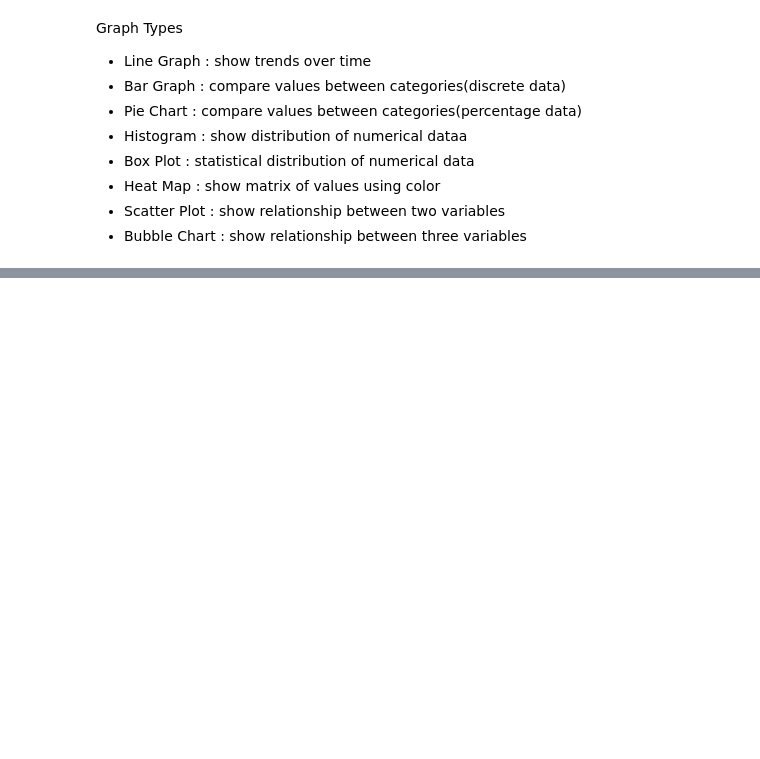
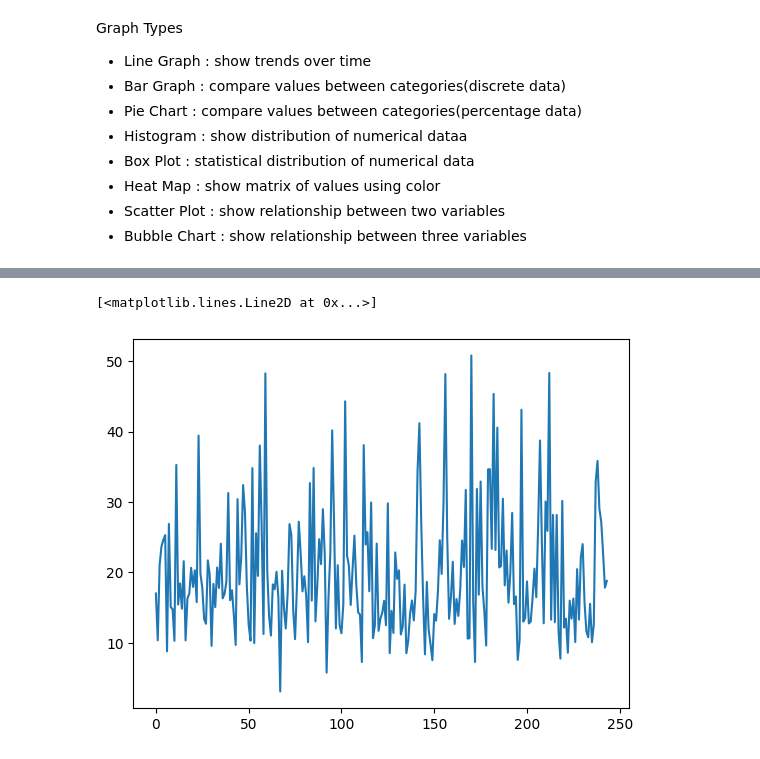
Before and after one commit to imshubh02/Data-Science, a Jupyter notebook: data analysis/visualization.ipynb, the cells around one changed output, grey strips where cells are left out. Drawn from its saved outputs; the diff is of its cells as text; code cells hidden in the pictures; blank space fills up the shorter version.

```diff
--- a/data analysis/visualization.ipynb
+++ b/data analysis/visualization.ipynb
@@ -159,3 +136,9 @@ URLError: <urlopen error [WinError 10060] A connection attempt failed because th
+# %%
+import matplotlib.pyplot as plt
+plt.plot('total_bill', data = tips)
+# %% [output]
+[<matplotlib.lines.Line2D at 0x...>]
+[figure, added]
 # %%
 fig, ax = plt.subplots(figsize=(12,4))
 ax.plot('total_bill', data= tips, color = 'red', marker='.')
```
Also changed, not shown: parts of 31 cells of this notebook, 4 other files.
